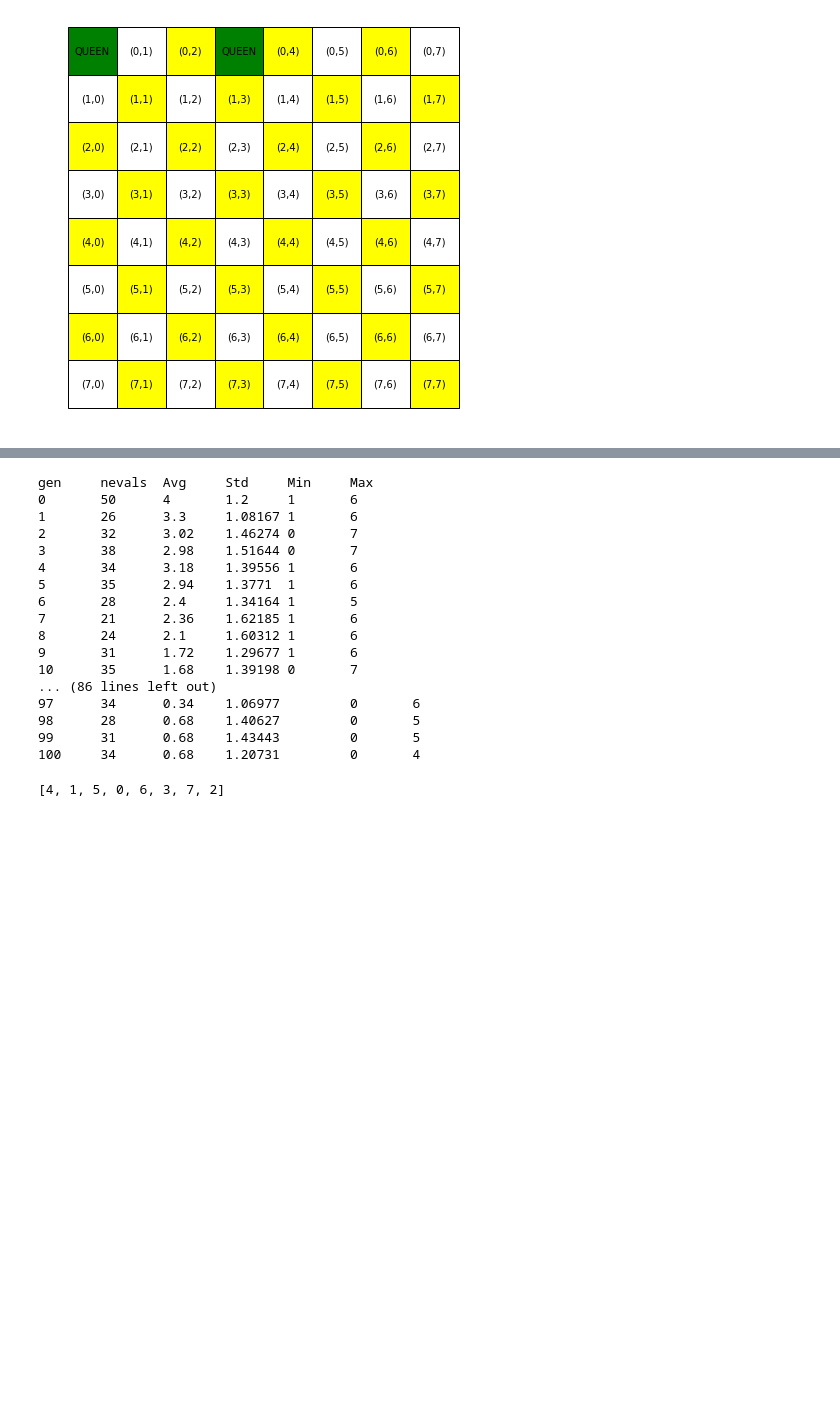
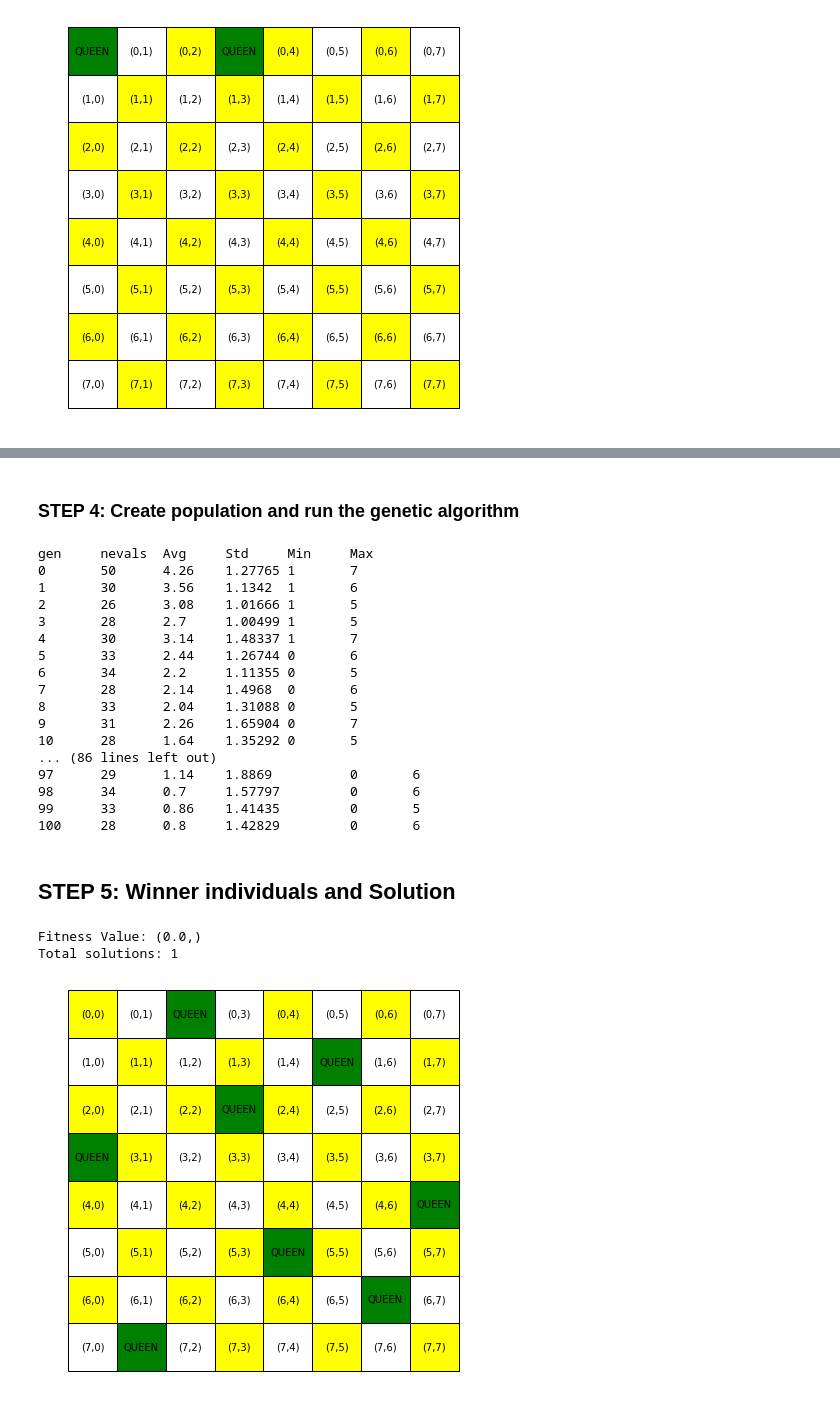
Before and after one commit to KimiaLab/SYDE-522, a Jupyter notebook: Tutorials/tut9.ipynb, the cells around one changed output, grey strips where cells are left out. Drawn from its saved outputs; the diff is of its cells as text; code cells hidden in the pictures; blank space fills up the shorter version.

```diff
--- a/Tutorials/tut9.ipynb
+++ b/Tutorials/tut9.ipynb
@@ -146,3 +175,5 @@ toolbox.register("select", tools.selTournament, tournsize=3)
+# %% [markdown]
+### STEP 4: Create population and run the genetic algorithm
 # %%
 pop = toolbox.population(n=50)
 hof = tools.HallOfFame(1)
@@ -152,27 +183,34 @@ stats.register("Std", numpy.std)
 stats.register("Min", numpy.min)
 stats.register("Max", numpy.max)
 
-_, _ = algorithms.eaSimple(pop, toolbox, cxpb=0.5, mutpb=0.2, ngen=100, stats=stats,
+pop, logbook = algorithms.eaSimple(pop, toolbox, cxpb=0.5, mutpb=0.2, ngen=100, stats=stats,
                     halloffame=hof, verbose=True)
 # %% [output]
 gen     nevals  Avg     Std     Min     Max
-0       50      4       1.2     1       6
-1       26      3.3     1.08167 1       6
-2       32      3.02    1.46274 0       7
-3       38      2.98    1.51644 0       7
-4       34      3.18    1.39556 1       6
-5       35      2.94    1.3771  1       6
-6       28      2.4     1.34164 1       5
-7       21      2.36    1.62185 1       6
-8       24      2.1     1.60312 1       6
-9       31      1.72    1.29677 1       6
-10      35      1.68    1.39198 0       7
+0       50      4.26    1.27765 1       7
+1       30      3.56    1.1342  1       6
+2       26      3.08    1.01666 1       5
+3       28      2.7     1.00499 1       5
+4       30      3.14    1.48337 1       7
+5       33      2.44    1.26744 0       6
+6       34      2.2     1.11355 0       5
+7       28      2.14    1.4968  0       6
+8       33      2.04    1.31088 0       5
+9       31      2.26    1.65904 0       7
+10      28      1.64    1.35292 0       5
 ... (86 lines left out)
-97      34      0.34    1.06977         0       6
-98      28      0.68    1.40627         0       5
-99      31      0.68    1.43443         0       5
-100     34      0.68    1.20731         0       4
+97      29      1.14    1.8869          0       6
+98      34      0.7     1.57797         0       6
+99      33      0.86    1.41435         0       5
+100     28      0.8     1.42829         0       6
-# %%
-hof[0]
-# %% [output]
-[4, 1, 5, 0, 6, 3, 7, 2]
+# %% [markdown]
+## STEP 5: Winner individuals and Solution
+# %%
+def convert_to_positions_on_board(ind):
+    return map(lambda x: x[0]*8+x[1], enumerate(ind))
+print 'Fitness Value: {0}'.format(hof[0].fitness)
+_ = chess_board(convert_to_positions_on_board(hof[0]))
+# %% [output]
+Fitness Value: (0.0,)
+Total solutions: 1
+[figure, added]
```
Also changed, not shown: parts of 10 cells of this notebook, 1 other file.
